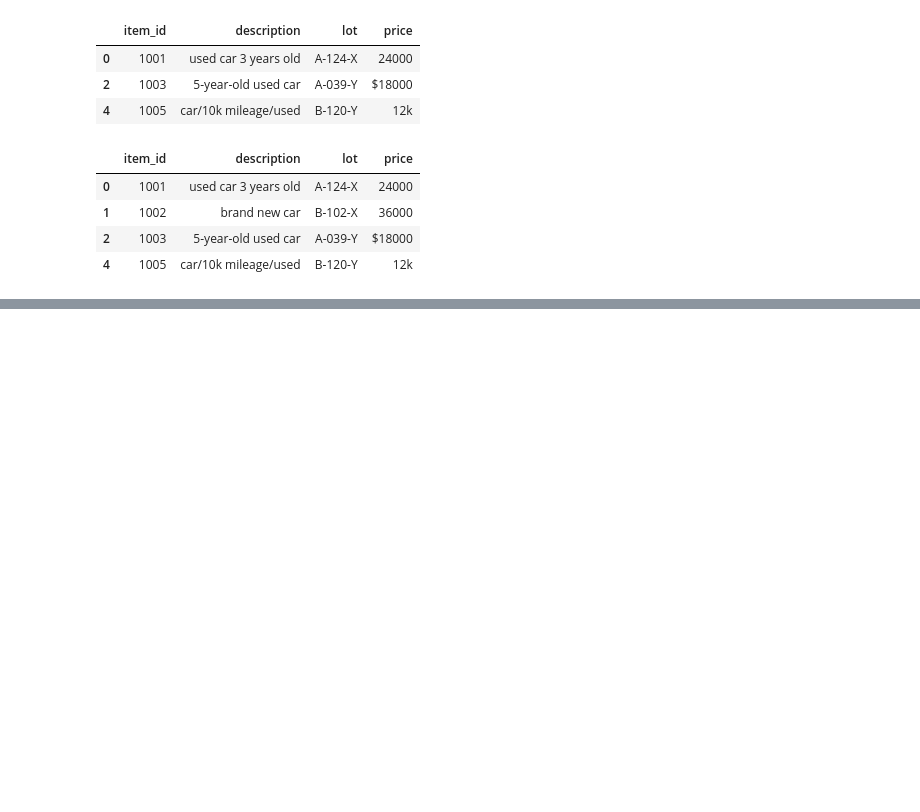
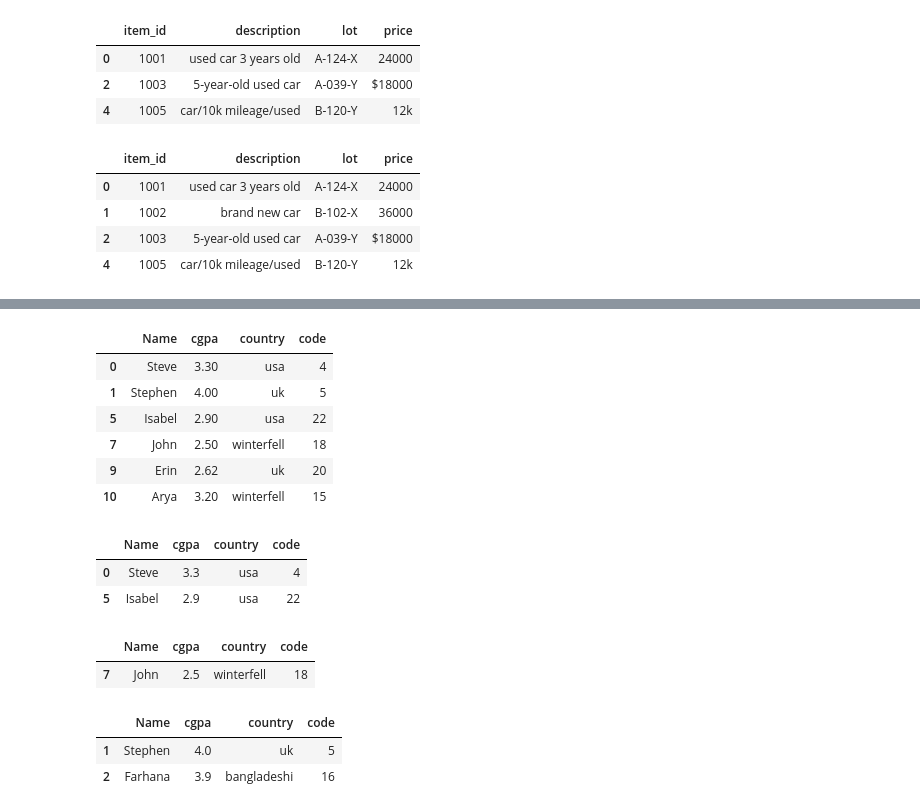
Before and after one commit to ShakilM26/Pandas, a Jupyter notebook: some_data_filtering.ipynb, the cells around one changed output, grey strips where cells are left out. Cells and saved outputs as stored; diff of their text form; code cells hidden in the pictures; blank space fills up the shorter version.

```diff
--- a/some_data_filtering.ipynb
+++ b/some_data_filtering.ipynb
@@ -34,0 +119,35 @@ df[df['description'].apply(lambda x: len(x) > 12)]
+# %%
+# Using tilde ~
+
+id[~id.country.str.startswith('b')]
+# %% [output]
+|  | Name | cgpa | country | code |
+| 0 | Steve | 3.30 | usa | 4 |
+| 1 | Stephen | 4.00 | uk | 5 |
+| 5 | Isabel | 2.90 | usa | 22 |
+| 7 | John | 2.50 | winterfell | 18 |
+| 9 | Erin | 2.62 | uk | 20 |
+| 10 | Arya | 3.20 | winterfell | 15 |
+# %%
+# string accesor
+
+id[id.country.str.contains('usa')]
+# %% [output]
+|  | Name | cgpa | country | code |
+| 0 | Steve | 3.3 | usa | 4 |
+| 5 | Isabel | 2.9 | usa | 22 |
+# %%
+# Query
+
+id.query('cgpa < 3 & country == "winterfell"')
+# %% [output]
+|  | Name | cgpa | country | code |
+| 7 | John | 2.5 | winterfell | 18 |
+# %%
+# nlargest, nsmallest. both are same syntax
+
+id.nlargest(2, 'cgpa')
+# %% [output]
+|  | Name | cgpa | country | code |
+| 1 | Stephen | 4.0 | uk | 5 |
+| 2 | Farhana | 3.9 | bangladeshi | 16 |
```
Also changed, not shown: parts of 11 cells of this notebook.
